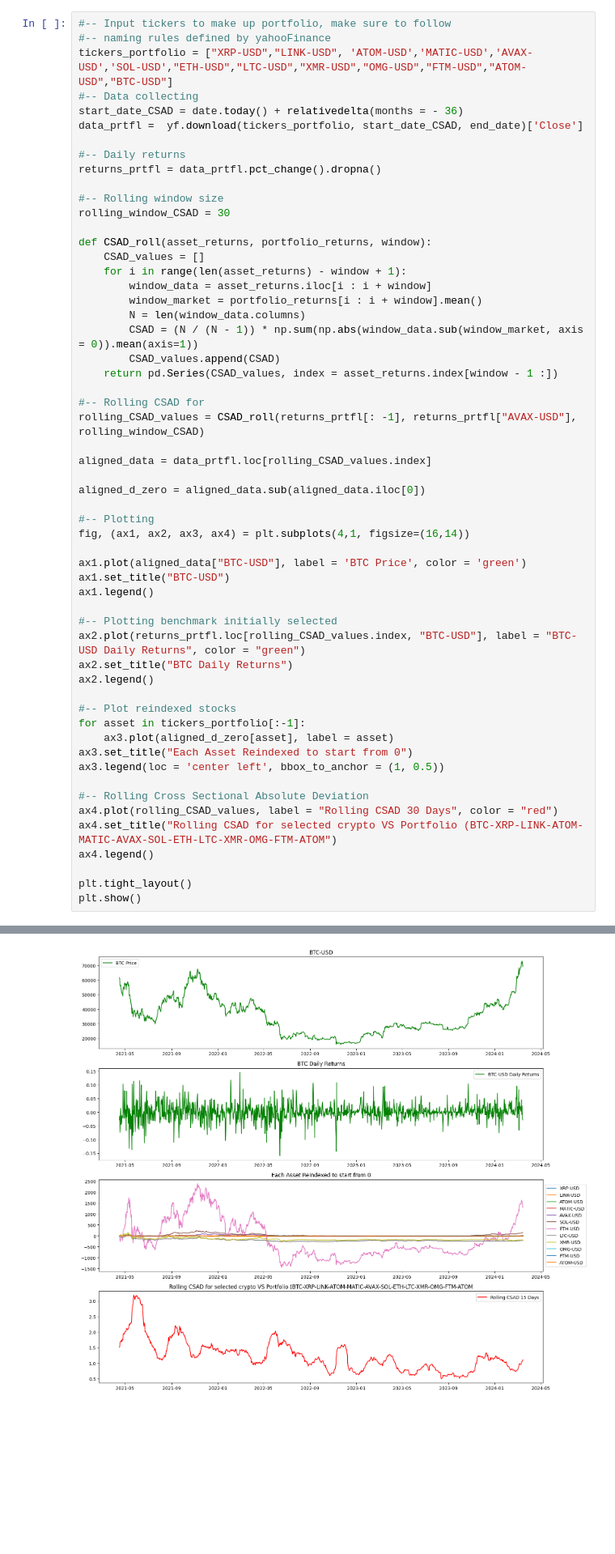
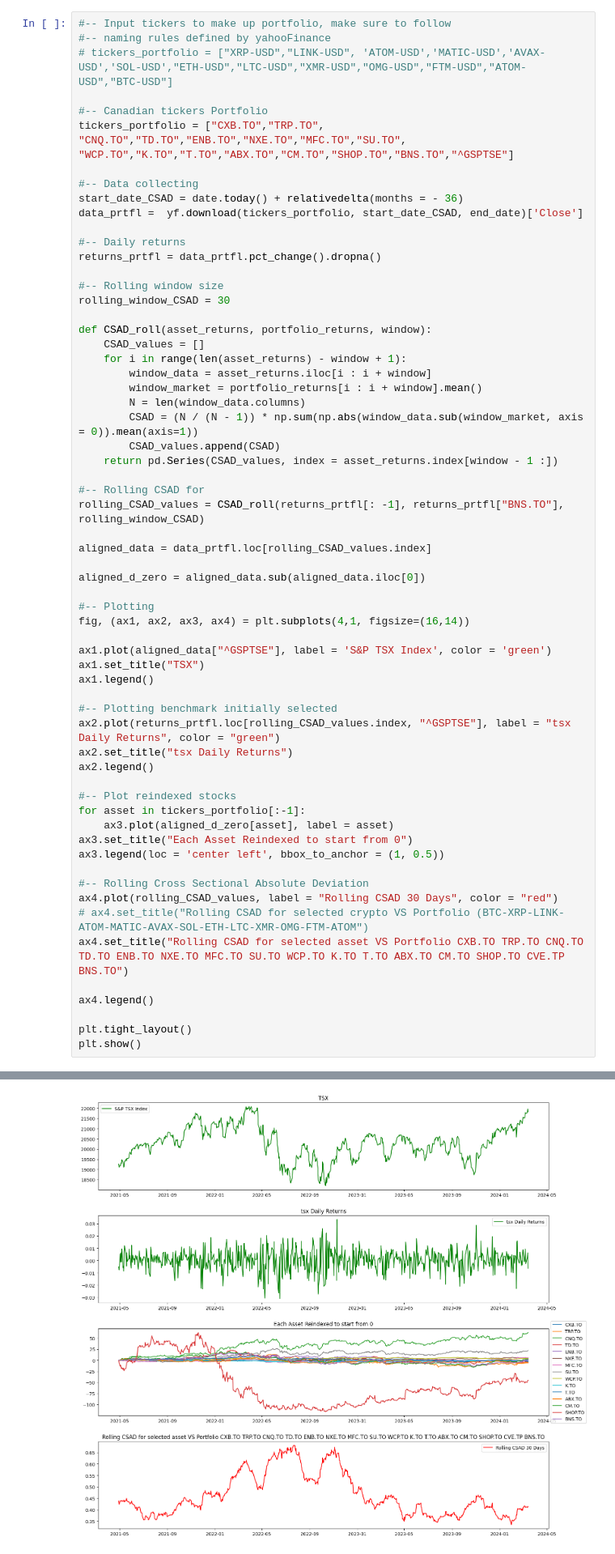
Before and after one commit to HoussamZak/herding_detection_investing, a Jupyter notebook: herding_behavior_idx.ipynb, the cells around one changed output, grey strips where cells are left out. Shown at 81% size. Drawn from its saved outputs; the diff is of its cells as text; blank space fills up the shorter version.

```diff
--- a/herding_behavior_idx.ipynb
+++ b/herding_behavior_idx.ipynb
@@ -169,7 +169,11 @@ by looking at the dispersion of returns across a portfolio of assets.
 # %%
 #-- Input tickers to make up portfolio, make sure to follow
 #-- naming rules defined by yahooFinance
-tickers_portfolio = ["XRP-USD","LINK-USD", 'ATOM-USD','MATIC-USD','AVAX-USD','SOL-USD',"ETH-USD","LTC-USD","XMR-USD","OMG-USD","FTM-USD","ATOM-USD","BTC-USD"]
+# tickers_portfolio = ["XRP-USD","LINK-USD", 'ATOM-USD','MATIC-USD','AVAX-USD','SOL-USD',"ETH-USD","LTC-USD","XMR-USD","OMG-USD","FTM-USD","ATOM-USD","BTC-USD"]
+
+#-- Canadian tickers Portfolio
+tickers_portfolio = ["CXB.TO","TRP.TO", "CNQ.TO","TD.TO","ENB.TO","NXE.TO","MFC.TO","SU.TO", "WCP.TO","K.TO","T.TO","ABX.TO","CM.TO","SHOP.TO","BNS.TO","^GSPTSE"]
+
 #-- Data collecting
 start_date_CSAD = date.today() + relativedelta(months = - 36)
 data_prtfl =  yf.download(tickers_portfolio, start_date_CSAD, end_date)['Close']
@@ -191,7 +195,7 @@ def CSAD_roll(asset_returns, portfolio_returns, window):
     return pd.Series(CSAD_values, index = asset_returns.index[window - 1 :])
 
 #-- Rolling CSAD for
-rolling_CSAD_values = CSAD_roll(returns_prtfl[: -1], returns_prtfl["AVAX-USD"], rolling_window_CSAD)
+rolling_CSAD_values = CSAD_roll(returns_prtfl[: -1], returns_prtfl["BNS.TO"], rolling_window_CSAD)
 
 aligned_data = data_prtfl.loc[rolling_CSAD_values.index]
 
@@ -200,13 +204,13 @@ aligned_d_zero = aligned_data.sub(aligned_data.iloc[0])
 #-- Plotting
 fig, (ax1, ax2, ax3, ax4) = plt.subplots(4,1, figsize=(16,14))
 
-ax1.plot(aligned_data["BTC-USD"], label = 'BTC Price', color = 'green')
-ax1.set_title("BTC-USD")
+ax1.plot(aligned_data["^GSPTSE"], label = 'S&P TSX Index', color = 'green')
+ax1.set_title("TSX")
 ax1.legend()
 
 #-- Plotting benchmark initially selected
-ax2.plot(returns_prtfl.loc[rolling_CSAD_values.index, "BTC-USD"], label = "BTC-USD Daily Returns", color = "green")
-ax2.set_title("BTC Daily Returns")
+ax2.plot(returns_prtfl.loc[rolling_CSAD_values.index, "^GSPTSE"], label = "tsx Daily Returns", color = "green")
+ax2.set_title("tsx Daily Returns")
 ax2.legend()
 
 #-- Plot reindexed stocks
@@ -217,7 +221,9 @@ ax3.legend(loc = 'center left', bbox_to_anchor = (1, 0.5))
 
 #-- Rolling Cross Sectional Absolute Deviation
 ax4.plot(rolling_CSAD_values, label = "Rolling CSAD 30 Days", color = "red")
-ax4.set_title("Rolling CSAD for selected crypto VS Portfolio (BTC-XRP-LINK-ATOM-MATIC-AVAX-SOL-ETH-LTC-XMR-OMG-FTM-ATOM")
+# ax4.set_title("Rolling CSAD for selected crypto VS Portfolio (BTC-XRP-LINK-ATOM-MATIC-AVAX-SOL-ETH-LTC-XMR-OMG-FTM-ATOM")
+ax4.set_title("Rolling CSAD for selected asset VS Portfolio CXB.TO TRP.TO CNQ.TO TD.TO ENB.TO NXE.TO MFC.TO SU.TO WCP.TO K.TO T.TO ABX.TO CM.TO SHOP.TO CVE.TP BNS.TO")
+
 ax4.legend()
 
 plt.tight_layout()
@@ -227,4 +233,4 @@ plt.show()
-[figure, old version]
+[figure, new version]
 # %% [markdown]
 <h5>How to read the plot of CSAD for selected Asset vs Portfolio?<br>
 
```
Also changed, not shown: parts of 2 cells of this notebook.
